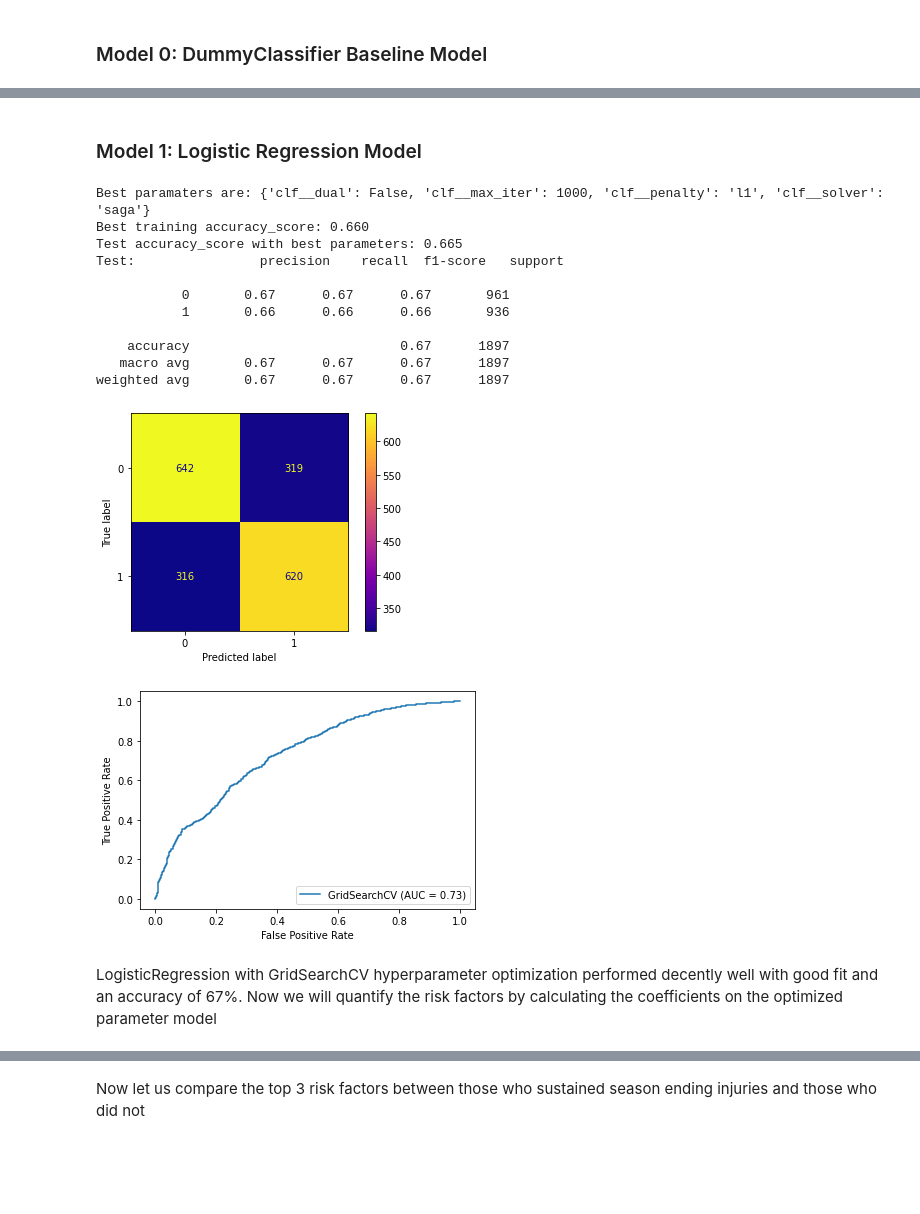
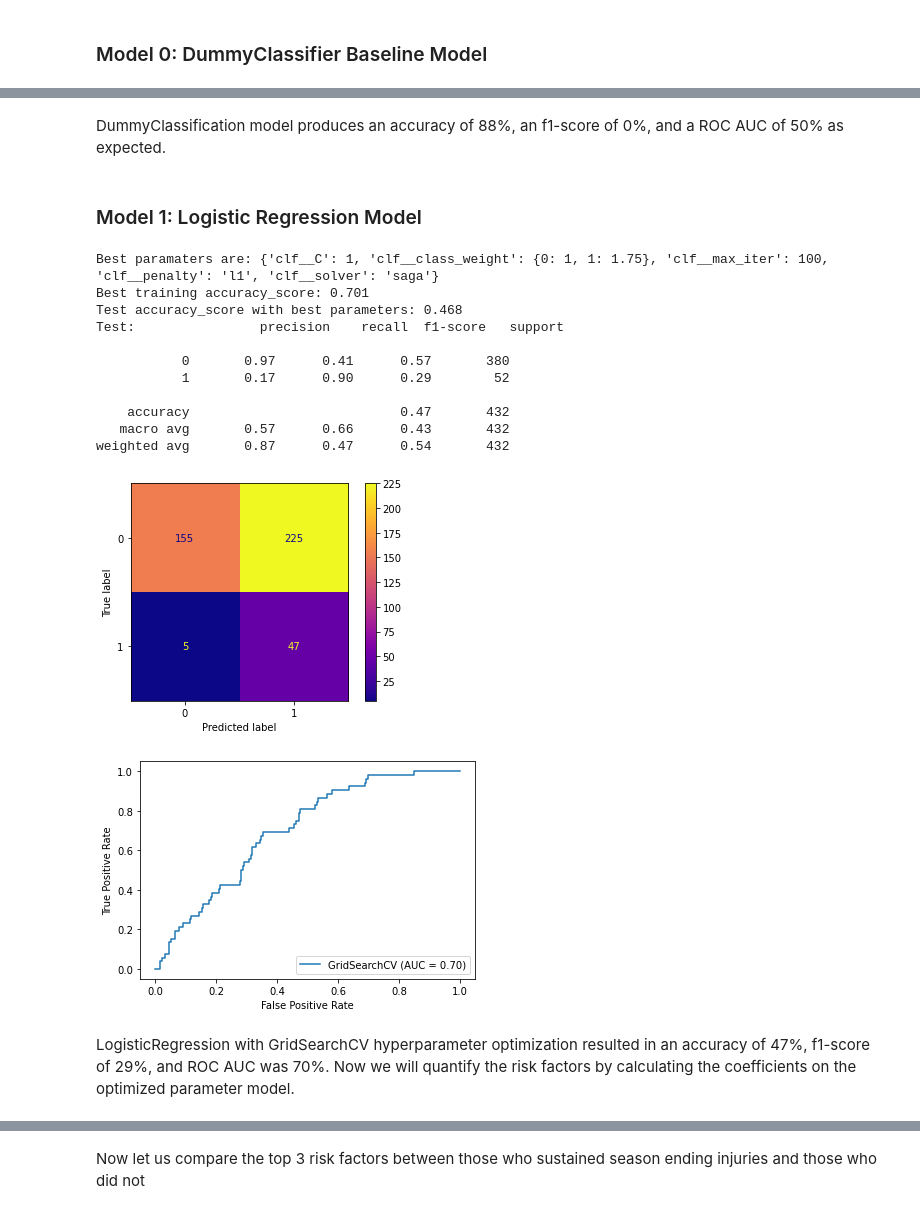
Before and after one commit to RH3421/Reducing_NBA_Injuries, a Jupyter notebook: Main_Notebook.ipynb, the cells around one changed output, grey strips where cells are left out. Drawn from its saved outputs; the diff is of its cells as text; code cells hidden in the pictures; blank space fills up the shorter version.

```diff
--- a/Main_Notebook.ipynb
+++ b/Main_Notebook.ipynb
@@ -313,0 +426,4 @@ df_con.describe()
+# %%
+# Apply vif_features to X_train and X_test
+X_train = X_train[vif_features]
+X_test = X_test[vif_features]
@@ -491,28 +517,0 @@ def gridsearch_maker(pipeline, params):
-# %%
-# Function with pipline/gridsearch input and hyperparameters out for optimized accuracy
-def best_acc(gridsearch):
-
-    # Instantiate best_acc object
-    best_acc = 0.0
-
-    # Fit gridsearch to regularized data set
-    gridsearch.fit(X_train, y_train)
-
-    # Print best parameters
-    print('Best paramaters are: %s' % gridsearch.best_params_)
-
-    # Print best train accuracy_score
-    print('Best training accuracy_score: %.3f' % gridsearch.best_score_)
-
-    # Prediction on scaled test data
-    y_hat_test = gridsearch.predict(X_test)
-
-    # Print test data accuracy_score with best params
-    print('Test accuracy_score with best parameters: %.3f ' % accuracy_score(y_test, y_hat_test))
-
-    # Print confusion matrix and classification report
-    print('Test: ', classification_report(y_test, y_hat_test, zero_division=0))
-
-    # Plot confusion matrix and ROC AUC
-    plot_confusion_matrix(gridsearch, X_test, y_test,cmap="plasma")
-    plot_roc_curve(gridsearch, X_test, y_test);
@@ -521,29 +538,32 @@ Model away...
+# %% [markdown]
+DummyClassification model produces an accuracy of 88%, an f1-score of 0%, and a ROC AUC of 50% as expected.
 # %% [markdown]
 ### Model 1: Logistic Regression Model
 # %%
 # Logistic Regression Model
-pipe_dt = pipe_maker(LogisticRegression)
-grid_params_dt = [{'clf__penalty': ['l1', 'l2', 'elasticnet'],
+pipe_lr = pipe_maker(LogisticRegression)
+grid_params_lr = [{'clf__penalty': ['l1', 'l2', 'elasticnet'],
                   'clf__solver': ['liblinear', 'saga'],
-                  'clf__dual': [True, False],
-                  'clf__max_iter': [1000,10000]}]
-gs_dt = gridsearch_maker(pipe_dt, grid_params_dt)
-best_acc(gs_dt)
+                  'clf__C': [1,2,3],
+                  'clf__class_weight':[{0:1,1:1.75},{0:1,1:2.5}],
+                  'clf__max_iter': [100,1000,10000]}]
+gs_lr = gridsearch_maker(pipe_lr, grid_params_lr)
+best_acc(gs_lr)
 # %% [output]
-Best paramaters are: {'clf__dual': False, 'clf__max_iter': 1000, 'clf__penalty': 'l1', 'clf__solver': 'saga'}
-Best training accuracy_score: 0.660
-Test accuracy_score with best parameters: 0.665
+Best paramaters are: {'clf__C': 1, 'clf__class_weight': {0: 1, 1: 1.75}, 'clf__max_iter': 100, 'clf__penalty': 'l1', 'clf__solver': 'saga'}
+Best training accuracy_score: 0.701
+Test accuracy_score with best parameters: 0.468
 Test:                precision    recall  f1-score   support
 
-           0       0.67      0.67      0.67       961
-           1       0.66      0.66      0.66       936
+           0       0.97      0.41      0.57       380
+           1       0.17      0.90      0.29        52
 
-    accuracy                           0.67      1897
-   macro avg       0.67      0.67      0.67      1897
-weighted avg       0.67      0.67      0.67      1897
+    accuracy                           0.47       432
+   macro avg       0.57      0.66      0.43       432
+weighted avg       0.87      0.47      0.54       432
-[figure, old version]
+[figure, new version]
-[figure, old version]
+[figure, new version]
 # %% [markdown]
-LogisticRegression with GridSearchCV hyperparameter optimization performed decently well with good fit and an accuracy of 67%. Now we will quantify the risk factors by calculating the coefficients on the optimized parameter model
+LogisticRegression with GridSearchCV hyperparameter optimization resulted in an accuracy of 47%, f1-score of 29%, and ROC AUC was 70%. Now we will quantify the risk factors by calculating the coefficients on the optimized parameter model.
 # %%
 # Instantiate, fit, and run model with best parameters
```
Also changed, not shown: parts of 84 cells of this notebook, 12 other files.
